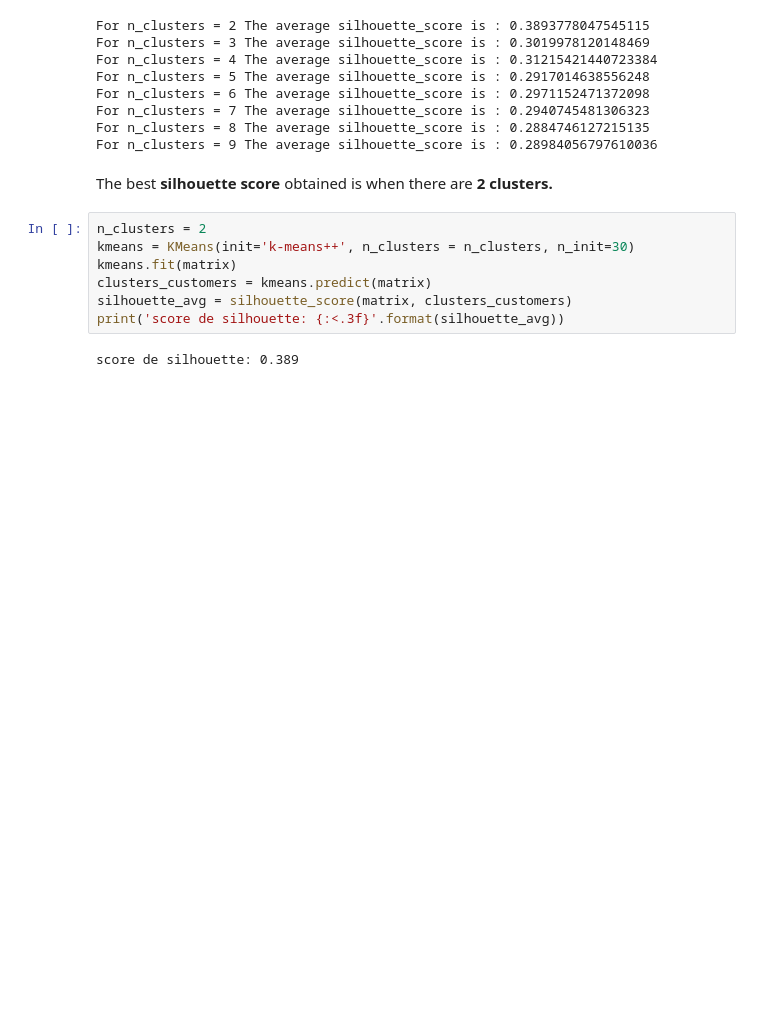
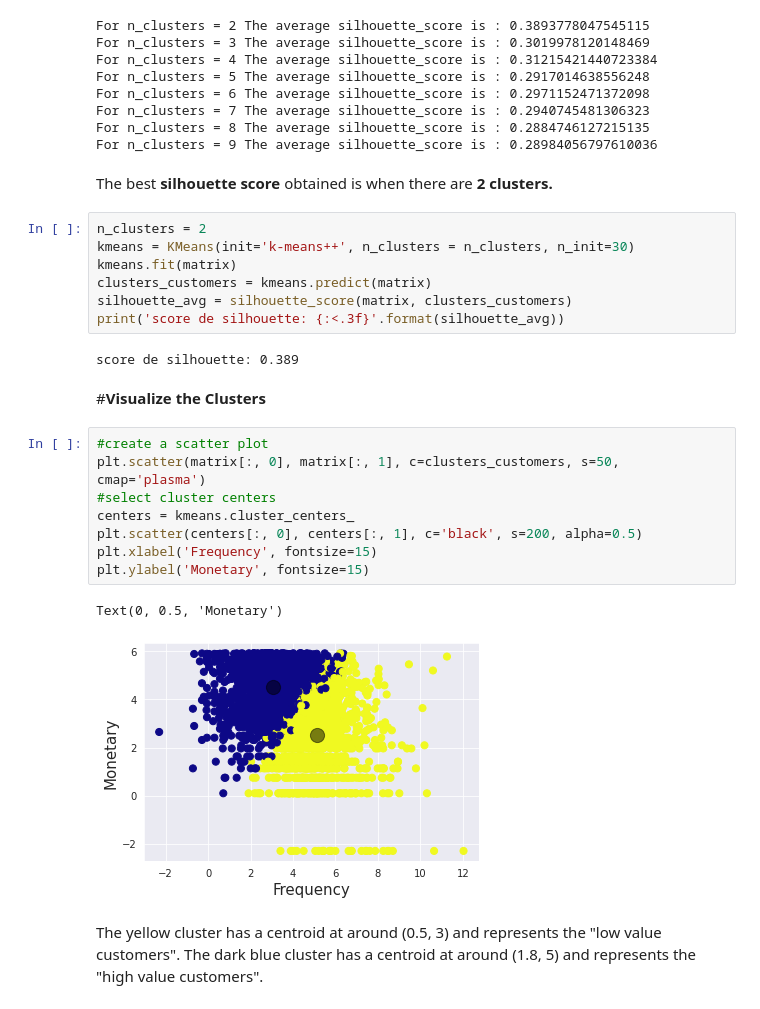
Before and after one commit to UthamanA/Online-Retail-Customer-Segmentation-uthamanA, a Jupyter notebook: Online_Retail_Customer_Segmentation_Capstone_Project.ipynb, the cells around one changed output. Cells and saved outputs as stored; diff of their text form; blank space fills up the shorter version.

```diff
--- a/Online_Retail_Customer_Segmentation_Capstone_Project.ipynb
+++ b/Online_Retail_Customer_Segmentation_Capstone_Project.ipynb
@@ -937,3 +937,19 @@ silhouette_avg = silhouette_score(matrix, clusters_customers)
 print('score de silhouette: {:<.3f}'.format(silhouette_avg))
 # %% [output]
 score de silhouette: 0.389
+# %% [markdown]
+#**Visualize the Clusters**
+# %%
+#create a scatter plot
+plt.scatter(matrix[:, 0], matrix[:, 1], c=clusters_customers, s=50, cmap='plasma')
+#select cluster centers
+centers = kmeans.cluster_centers_
+plt.scatter(centers[:, 0], centers[:, 1], c='black', s=200, alpha=0.5)
+plt.xlabel('Frequency', fontsize=15)
+plt.ylabel('Monetary', fontsize=15)
+# %% [output]
+Text(0, 0.5, 'Monetary')
+[figure, added]
+# %% [markdown]
+
+The yellow cluster has a centroid at around (0.5, 3) and represents the "low value customers". The dark blue cluster has a centroid at around (1.8, 5) and represents the "high value customers".
```
